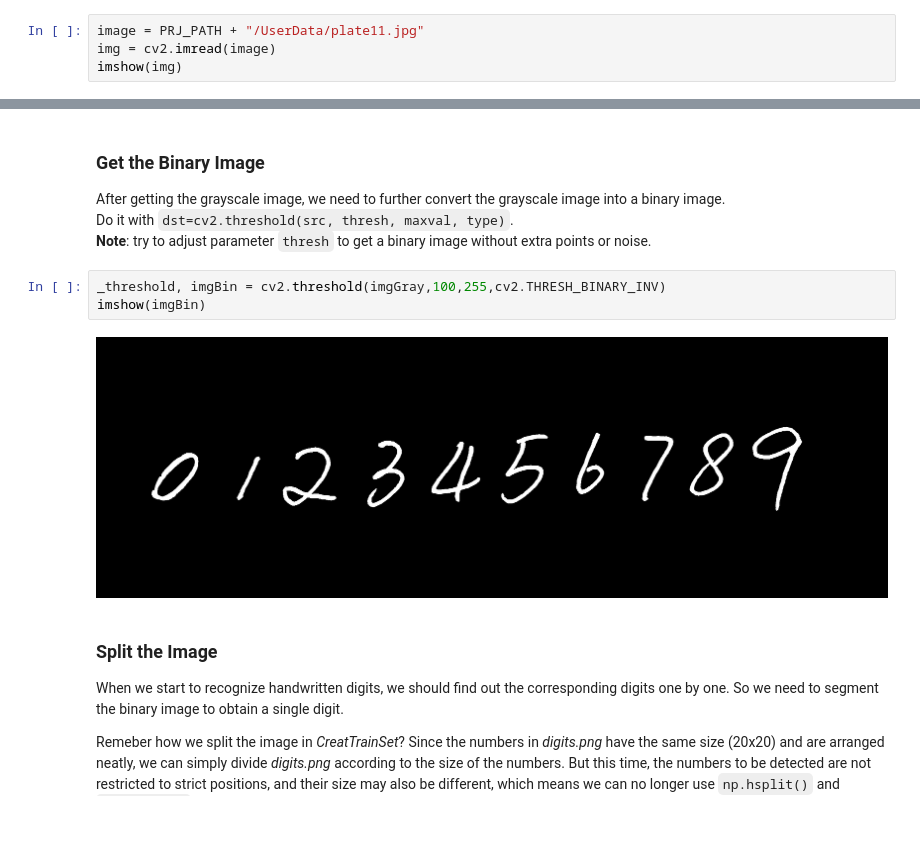
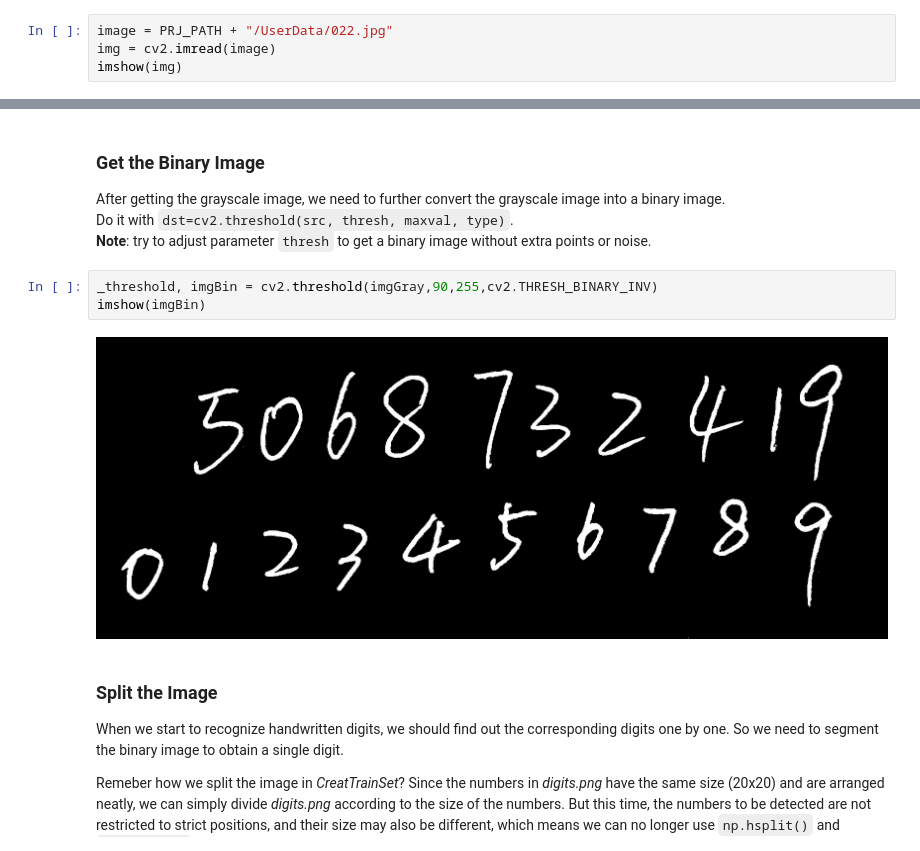
Before and after one commit to zivmax/SI_100B_Project, a Jupyter notebook: ProjectExercise/NumDect_ProcessRealImage.ipynb, the cells around one changed output, grey strips where cells are left out. Saved outputs shown, nothing was run; the diff lists cells and outputs as text; blank space fills up the shorter version.

```diff
--- a/ProjectExercise/NumDect_ProcessRealImage.ipynb
+++ b/ProjectExercise/NumDect_ProcessRealImage.ipynb
@@ -64,7 +65,7 @@ Before we start digits recognition, we need to do some preprocessing on the imag
 <br>
 - In late stage, we will use the camera to take pictures. In this stage, you first need to build the camera control circuit on the breadboard. Then finish the function of taking pictures in `take_photo()` of *my_function*.
 # %%
-image = PRJ_PATH + "/UserData/plate11.jpg"
+image = PRJ_PATH + "/UserData/022.jpg"
 img = cv2.imread(image)
 imshow(img)
 # %% [output]
@@ -87,10 +88,10 @@ Do it with `dst=cv2.threshold(src, thresh, maxval, type)`.
 <br>
 **Note**: try to adjust parameter `thresh` to get a binary image without extra points or noise.
 # %%
-_threshold, imgBin = cv2.threshold(imgGray,100,255,cv2.THRESH_BINARY_INV)
+_threshold, imgBin = cv2.threshold(imgGray,90,255,cv2.THRESH_BINARY_INV)
 imshow(imgBin)
 # %% [output]
-[figure, old version]
+[figure, new version]
 # %% [markdown]
 ### Split the Image
 
```
Also changed, not shown: parts of 6 cells of this notebook, 13 other files.
